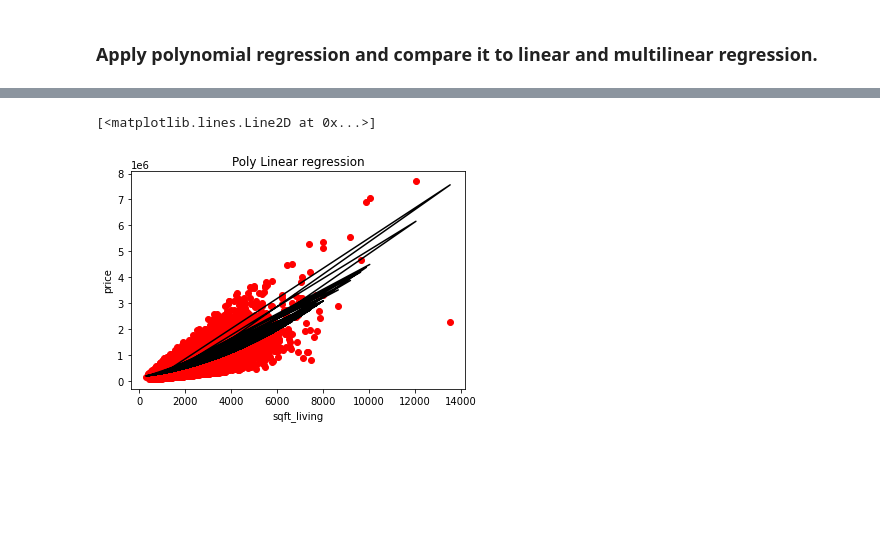
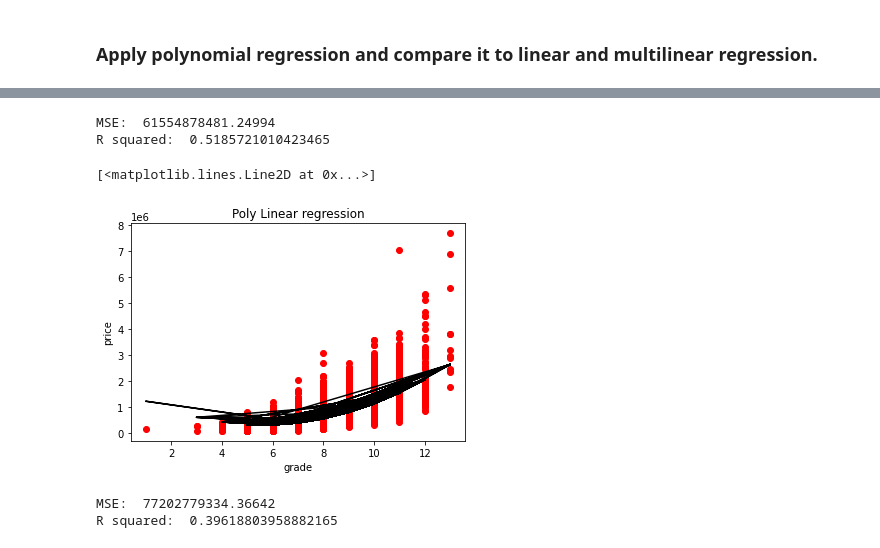
Before and after one commit to Abdou240/Python-Artificial_Intelligence, a Jupyter notebook: IA/IA_Checkpoint/First Step into machine Learning.ipynb, the cells around one changed output, grey strips where cells are left out. Cells and saved outputs as stored; diff of their text form; code cells hidden in the pictures; blank space fills up the shorter version.

```diff
--- a/IA/IA_Checkpoint/First Step into machine Learning.ipynb
+++ b/IA/IA_Checkpoint/First Step into machine Learning.ipynb
@@ -321,12 +489,39 @@ R squared:  0.5476781189260163
 # %%
-plt.scatter(x, y, color="r")
-plt.title("Poly Linear regression")
-plt.ylabel("price")
-plt.xlabel("sqft_living")
-plt.plot(x, lg.predict(poly.fit_transform(x)), color="k")
+x = data["grade"].values.reshape(-1,1)
+y=data["price"].values
+x_train,x_test,y_train,y_test=train_test_split(x,y,test_size=0.5,random_state=40) #splitting data with test size of 35%
+lg = LinearRegression()
+poly = PolynomialFeatures(degree = 2)
+x_train_fit = poly.fit_transform(x_train) #transforming our input data
+lg.fit(x_train_fit, y_train)
+x_test_fit = poly.fit_transform(x_test)
+predicted = lg.predict(x_test_fit)
+print("MSE: ", metrics.mean_squared_error(y_test, predicted))
+print("R squared: ", metrics.r2_score(y_test,predicted))
 # %% [output]
-[<matplotlib.lines.Line2D at 0x...>]
+MSE:  61554878481.24994
+R squared:  0.5185721010423465
-[figure, removed]
 # %%
-x = data[["sqft_living","grade"]]
-y=data["price"].values
+plt.scatter(x, y, color="r")
+plt.title("Poly Linear regression")
+plt.ylabel("price")
+plt.xlabel("grade")
+plt.plot(x, lg.predict(poly.fit_transform(x)), color="k")
+# %% [output]
+[<matplotlib.lines.Line2D at 0x...>]
+[figure, added]
+# %%
+x = data["sqft_above"].values.reshape(-1,1)
+y=data["price"].values
+x_train,x_test,y_train,y_test=train_test_split(x,y,test_size=0.5,random_state=40) #splitting data with test size of 35%
+lg = LinearRegression()
+poly = PolynomialFeatures(degree = 2)
+x_train_fit = poly.fit_transform(x_train) #transforming our input data
+lg.fit(x_train_fit, y_train)
+x_test_fit = poly.fit_transform(x_test)
+predicted = lg.predict(x_test_fit)
+print("MSE: ", metrics.mean_squared_error(y_test, predicted))
+print("R squared: ", metrics.r2_score(y_test,predicted))
+# %% [output]
+MSE:  77202779334.36642
+R squared:  0.39618803958882165
```
Also changed, not shown: parts of 58 cells of this notebook, 1 other file.
